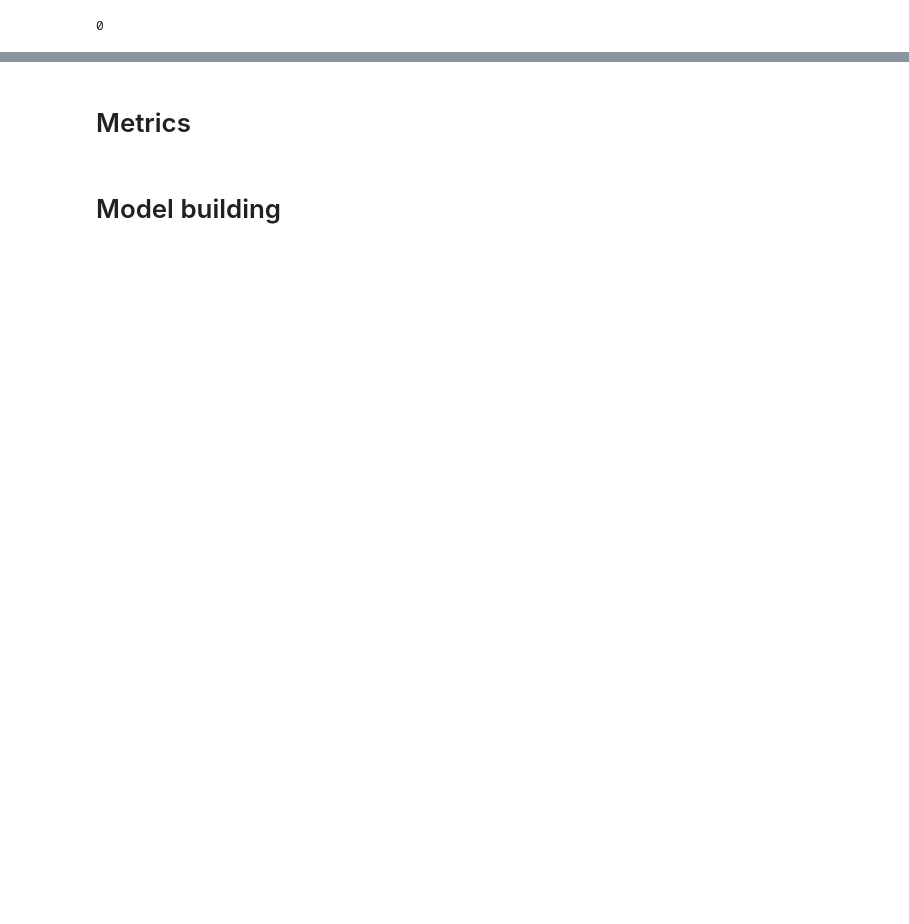
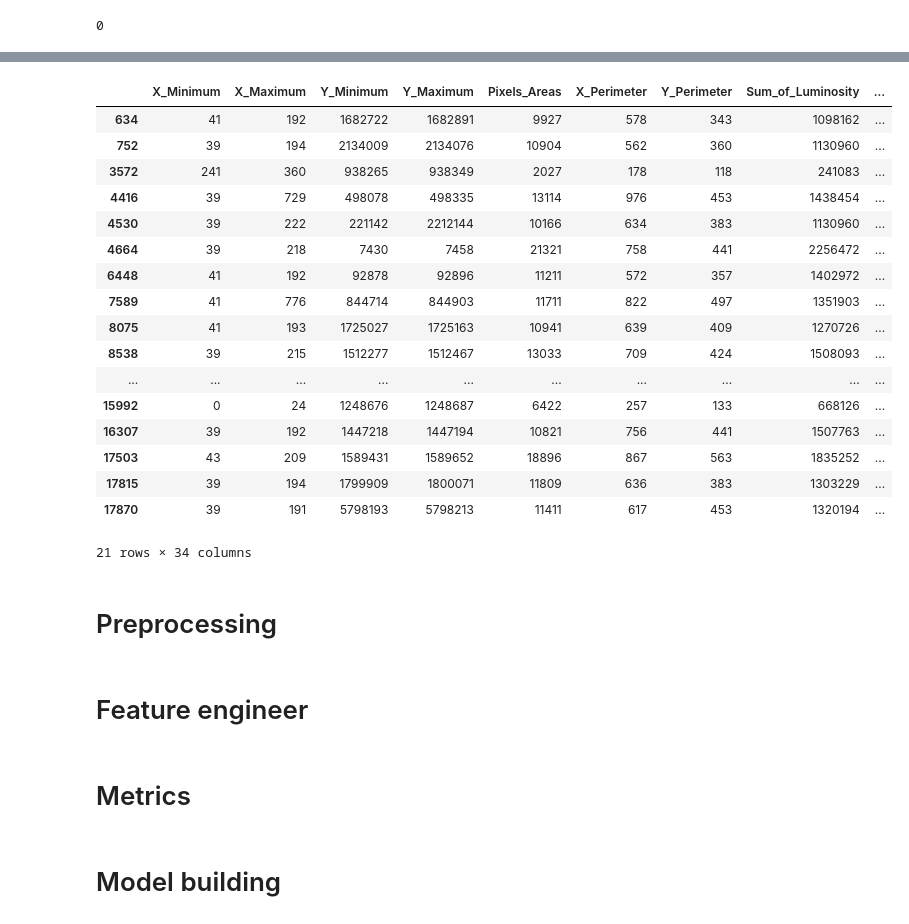
Before and after one commit to raydiwill/Steel-Plate-Defect-KaggleC, a Jupyter notebook: model.ipynb, the cells around one changed output, grey strips where cells are left out. Saved outputs shown, nothing was run; the diff lists cells and outputs as text; code cells hidden in the pictures; blank space fills up the shorter version.

```diff
--- a/model.ipynb
+++ b/model.ipynb
@@ -103,0 +154,23 @@ train.head()
+# %%
+train[train[TARGET_FEATURES].sum(axis=1) == 2]
+# %% [output]
+|  | X_Minimum | X_Maximum | Y_Minimum | Y_Maximum | Pixels_Areas | X_Perimeter | Y_Perimeter | Sum_of_Luminosity | ... |
+| 634 | 41 | 192 | 1682722 | 1682891 | 9927 | 578 | 343 | 1098162 | ... |
+| 752 | 39 | 194 | 2134009 | 2134076 | 10904 | 562 | 360 | 1130960 | ... |
+| 3572 | 241 | 360 | 938265 | 938349 | 2027 | 178 | 118 | 241083 | ... |
+| 4416 | 39 | 729 | 498078 | 498335 | 13114 | 976 | 453 | 1438454 | ... |
+| 4530 | 39 | 222 | 221142 | 2212144 | 10166 | 634 | 383 | 1130960 | ... |
+| 4664 | 39 | 218 | 7430 | 7458 | 21321 | 758 | 441 | 2256472 | ... |
+| 6448 | 41 | 192 | 92878 | 92896 | 11211 | 572 | 357 | 1402972 | ... |
+| 7589 | 41 | 776 | 844714 | 844903 | 11711 | 822 | 497 | 1351903 | ... |
+| 8075 | 41 | 193 | 1725027 | 1725163 | 10941 | 639 | 409 | 1270726 | ... |
+| 8538 | 39 | 215 | 1512277 | 1512467 | 13033 | 709 | 424 | 1508093 | ... |
+| ... | ... | ... | ... | ... | ... | ... | ... | ... | ... |
+| 15992 | 0 | 24 | 1248676 | 1248687 | 6422 | 257 | 133 | 668126 | ... |
+| 16307 | 39 | 192 | 1447218 | 1447194 | 10821 | 756 | 441 | 1507763 | ... |
+| 17503 | 43 | 209 | 1589431 | 1589652 | 18896 | 867 | 563 | 1835252 | ... |
+| 17815 | 39 | 194 | 1799909 | 1800071 | 11809 | 636 | 383 | 1303229 | ... |
+| 17870 | 39 | 191 | 5798193 | 5798213 | 11411 | 617 | 453 | 1320194 | ... |
+21 rows × 34 columns
+# %% [markdown]
+# Preprocessing
@@ -104,3 +179,5 @@ train.head()
+# %% [markdown]
+# Feature engineer
 # %% [markdown]
 # Metrics
 # %% [markdown]
```
Also changed, not shown: parts of 22 cells of this notebook.
